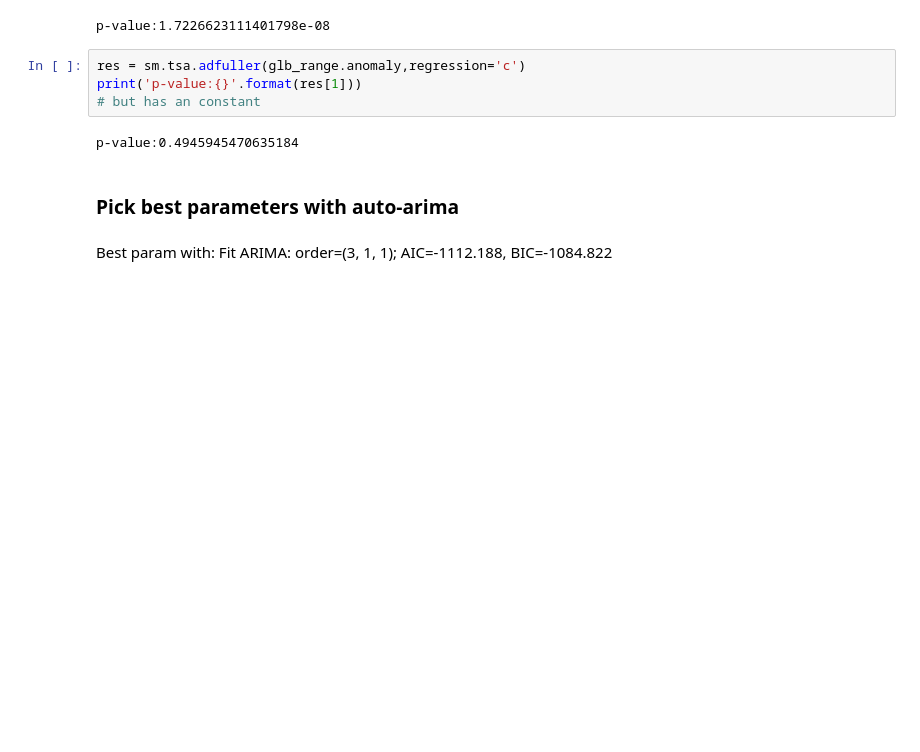
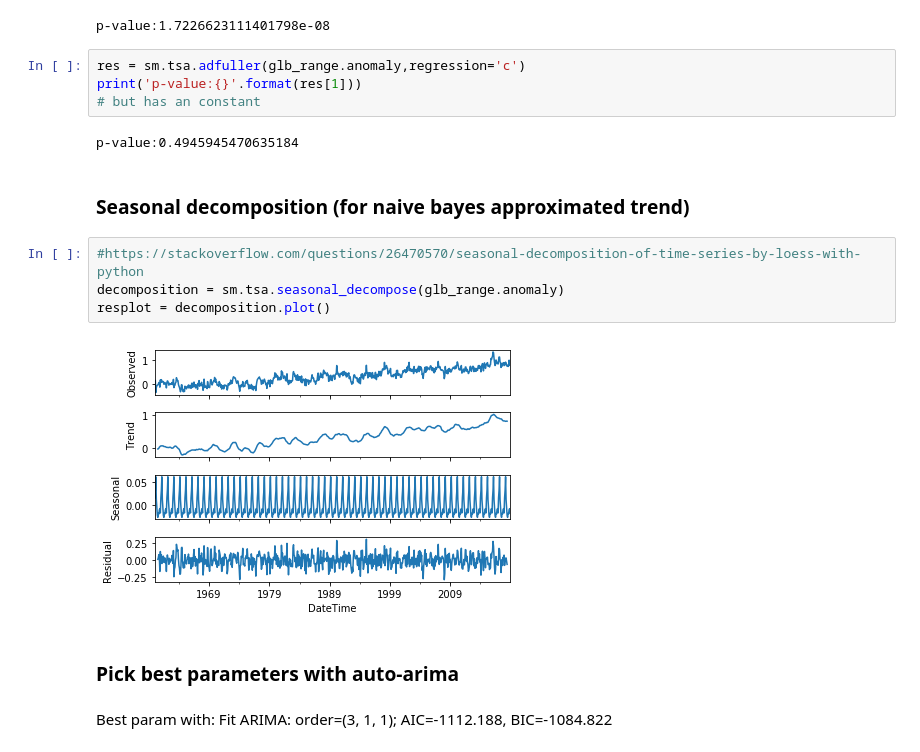
Before and after one commit to SimoAntikainen/reaktor-summer-2019, a Jupyter notebook: reaktor-workfiles.ipynb, the cells around one changed output. Saved outputs shown, nothing was run; the diff lists cells and outputs as text; blank space fills up the shorter version.

Commit message:
naive smoothed trend to plot in excersise 4

```diff
--- a/reaktor-workfiles.ipynb
+++ b/reaktor-workfiles.ipynb
@@ -192,6 +193,14 @@ print('p-value:{}'.format(res[1]))
 # but has an constant
 # %% [output]
 p-value:0.4945945470635184
+# %% [markdown]
+### Seasonal decomposition (for naive bayes approximated trend)
+# %%
+#https://stackoverflow.com/questions/26470570/seasonal-decomposition-of-time-series-by-loess-with-python
+decomposition = sm.tsa.seasonal_decompose(glb_range.anomaly)
+resplot = decomposition.plot()
+# %% [output]
+[figure, added]
 # %% [markdown]
 ### Pick best parameters with auto-arima
 # %% [markdown]
```
Also changed, not shown: parts of 3 cells of this notebook, 2 other files.
